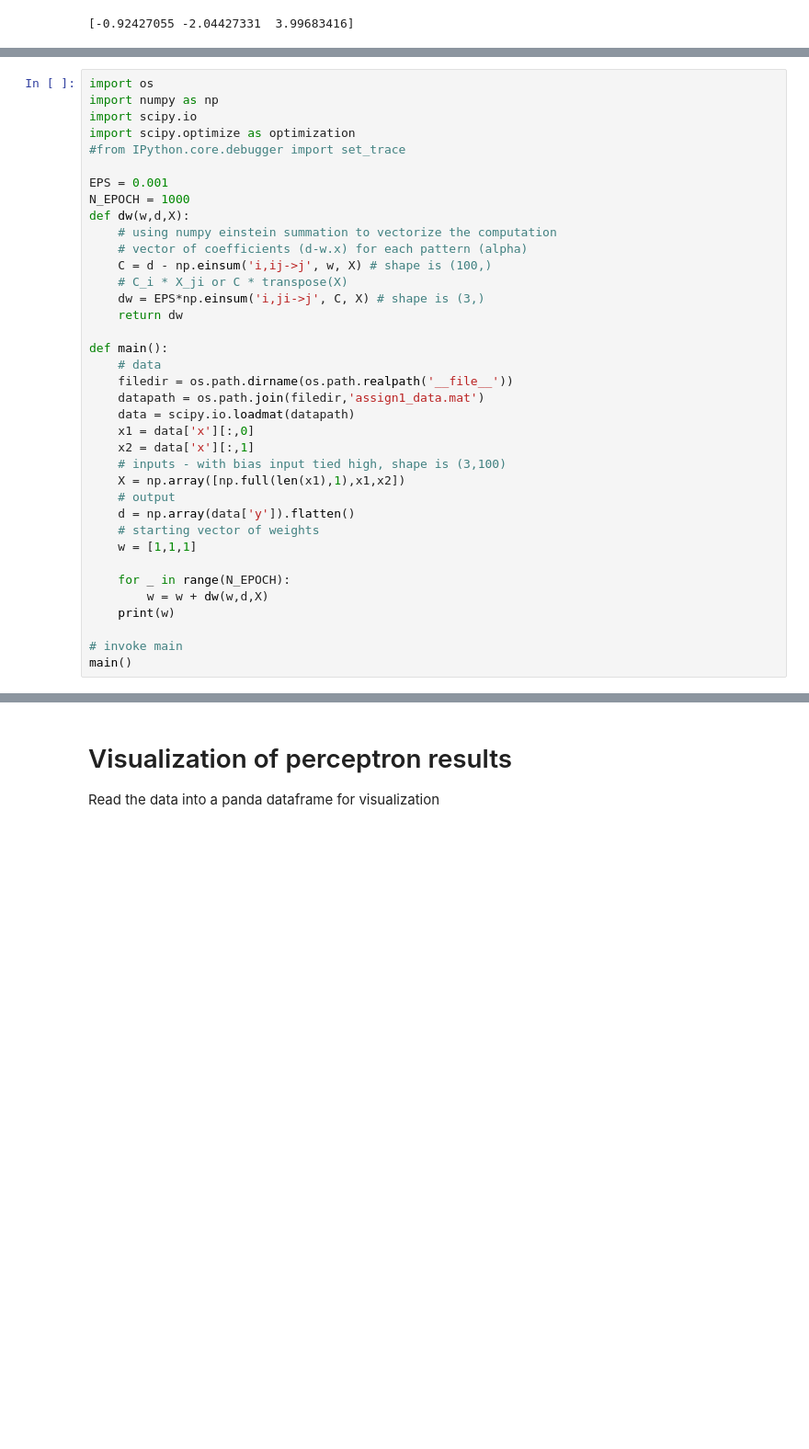
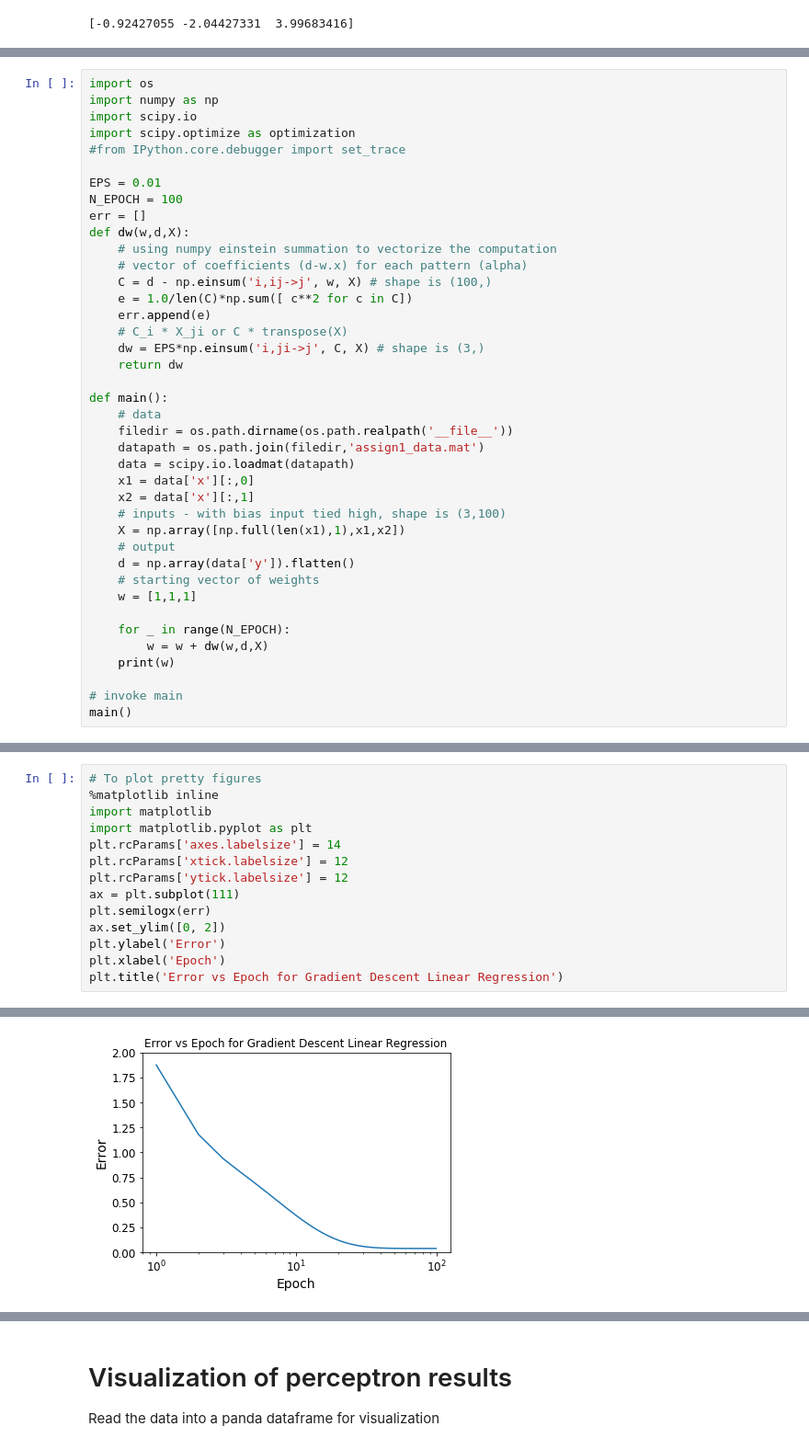
Before and after one commit to skilgoreT/csci5922, a Jupyter notebook: hw/hw1/hw1.ipynb, the cells around one changed output, grey strips where cells are left out. Shown at 92% size. Saved outputs shown, nothing was run; the diff lists cells and outputs as text; blank space fills up the shorter version.

```diff
--- a/hw/hw1/hw1.ipynb
+++ b/hw/hw1/hw1.ipynb
@@ -50,12 +56,15 @@ import scipy.io
 import scipy.optimize as optimization
 #from IPython.core.debugger import set_trace
 
-EPS = 0.001
-N_EPOCH = 1000
+EPS = 0.01
+N_EPOCH = 100
+err = []
 def dw(w,d,X):
     # using numpy einstein summation to vectorize the computation
     # vector of coefficients (d-w.x) for each pattern (alpha)
     C = d - np.einsum('i,ij->j', w, X) # shape is (100,)
+    e = 1.0/len(C)*np.sum([ c**2 for c in C])
+    err.append(e)
     # C_i * X_ji or C * transpose(X)
     dw = EPS*np.einsum('i,ji->j', C, X) # shape is (3,)
     return dw
@@ -86,0 +94,15 @@ main()
+# %%
+# To plot pretty figures
+%matplotlib inline
+import matplotlib
+import matplotlib.pyplot as plt
+plt.rcParams['axes.labelsize'] = 14
+plt.rcParams['xtick.labelsize'] = 12
+plt.rcParams['ytick.labelsize'] = 12
+ax = plt.subplot(111)
+plt.semilogx(err)
+ax.set_ylim([0, 2])
+plt.ylabel('Error')
+plt.xlabel('Epoch')
+plt.title('Error vs Epoch for Gradient Descent Linear Regression')
+# %% [output]
@@ -86,0 +110 @@ main()
+[figure, added]
```
Also changed, not shown: parts of 12 cells of this notebook, 1 other file.
